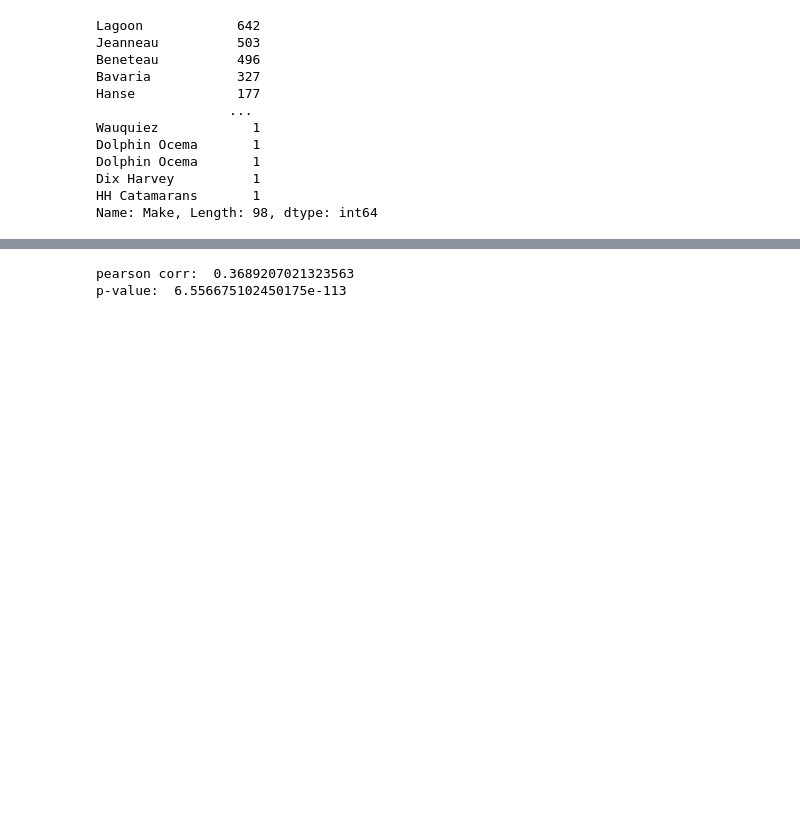
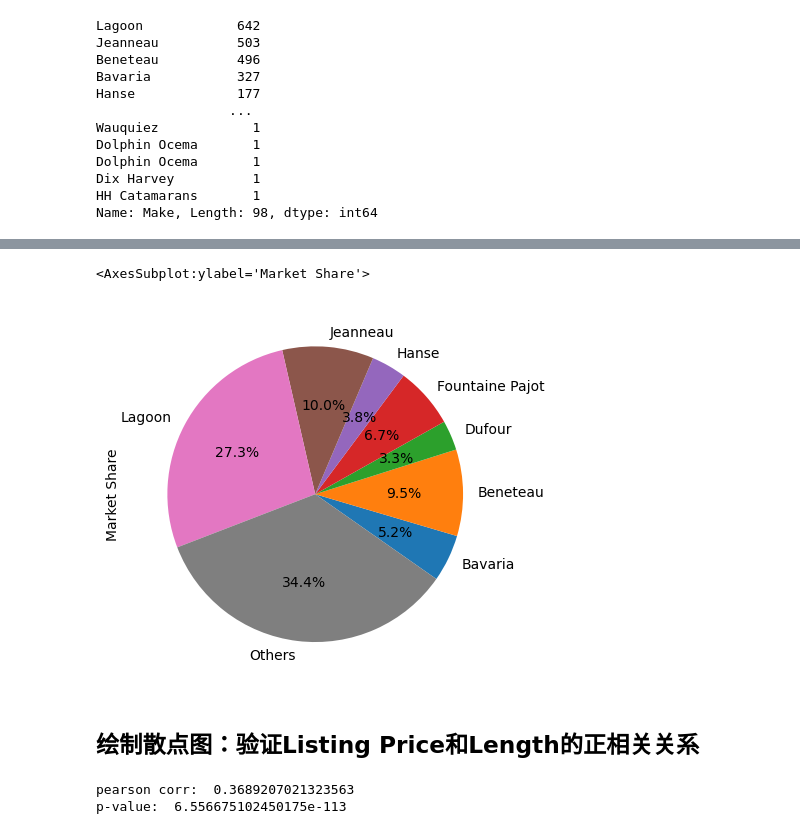
Before and after one commit to Mathematical-Jedi/2023-International-Mathematical-Model, a Jupyter notebook: zhangtongkai/data_preprocessing.ipynb, the cells around one changed output, grey strips where cells are left out. Drawn from its saved outputs; the diff is of its cells as text; code cells hidden in the pictures; blank space fills up the shorter version.

```diff
--- a/zhangtongkai/data_preprocessing.ipynb
+++ b/zhangtongkai/data_preprocessing.ipynb
@@ -99,0 +86,5 @@ df_make_data
+# %%
+df_market_share = df_cleaned.groupby(['Make']).sum()['Listing Price (USD)'] / df_cleaned['Listing Price (USD)'].sum()
+small_market_share = df_market_share[df_market_share < 0.03].sum()
+df_market_share = df_market_share[df_market_share >= 0.03]
+df_market_share['Others'] = small_market_share
@@ -100,3 +96,10 @@ df_make_data
+# %%
+df_market_share.plot.pie(autopct = '%1.1f%%',label='Market Share',startangle=-35)
+# %% [output]
+<AxesSubplot:ylabel='Market Share'>
+[figure, added]
+# %% [markdown]
+## 绘制散点图：验证Listing Price和Length的正相关关系
 # %%
 r = pearsonr(df_cleaned['Length (ft)'],df_cleaned['Listing Price (USD)'])
 print("pearson corr: ", r[0])
```
Also changed, not shown: parts of 10 cells of this notebook.
